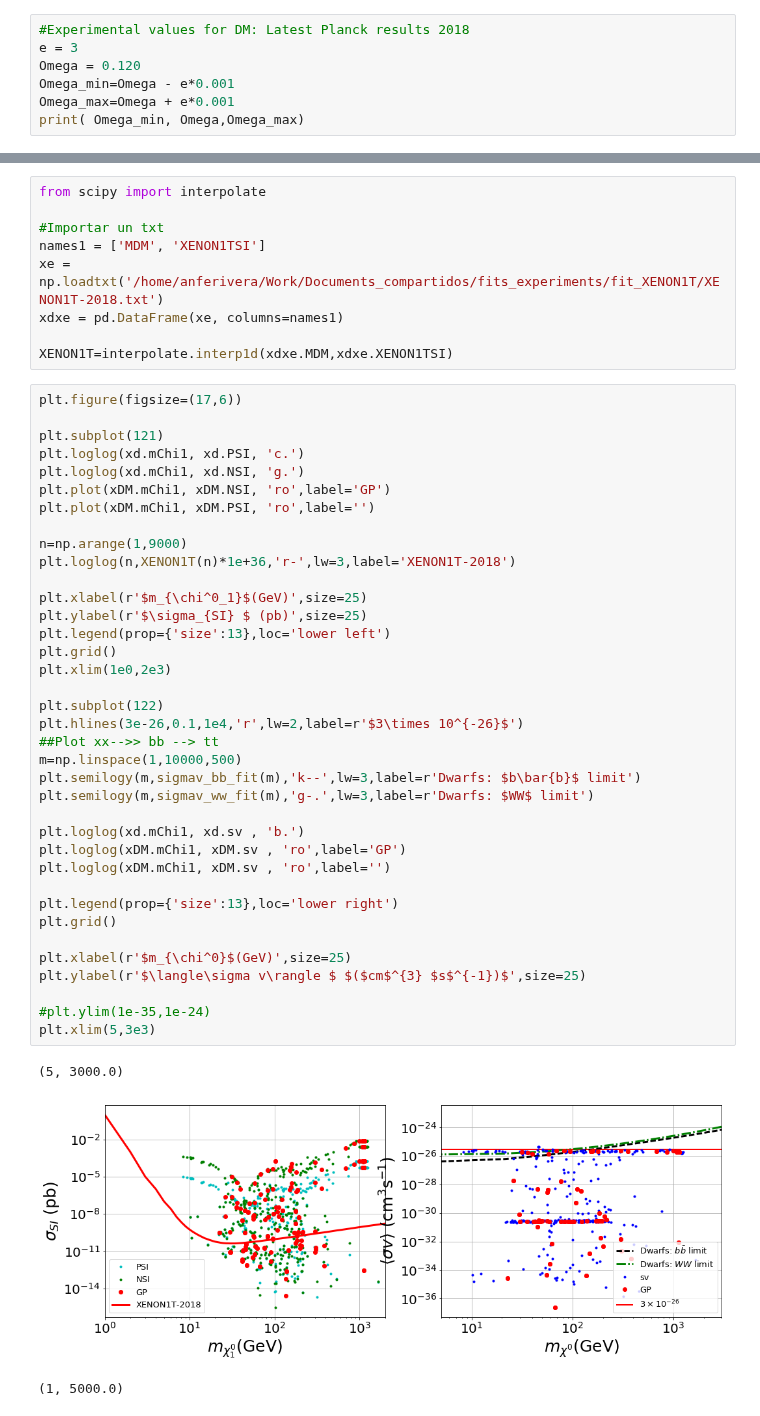
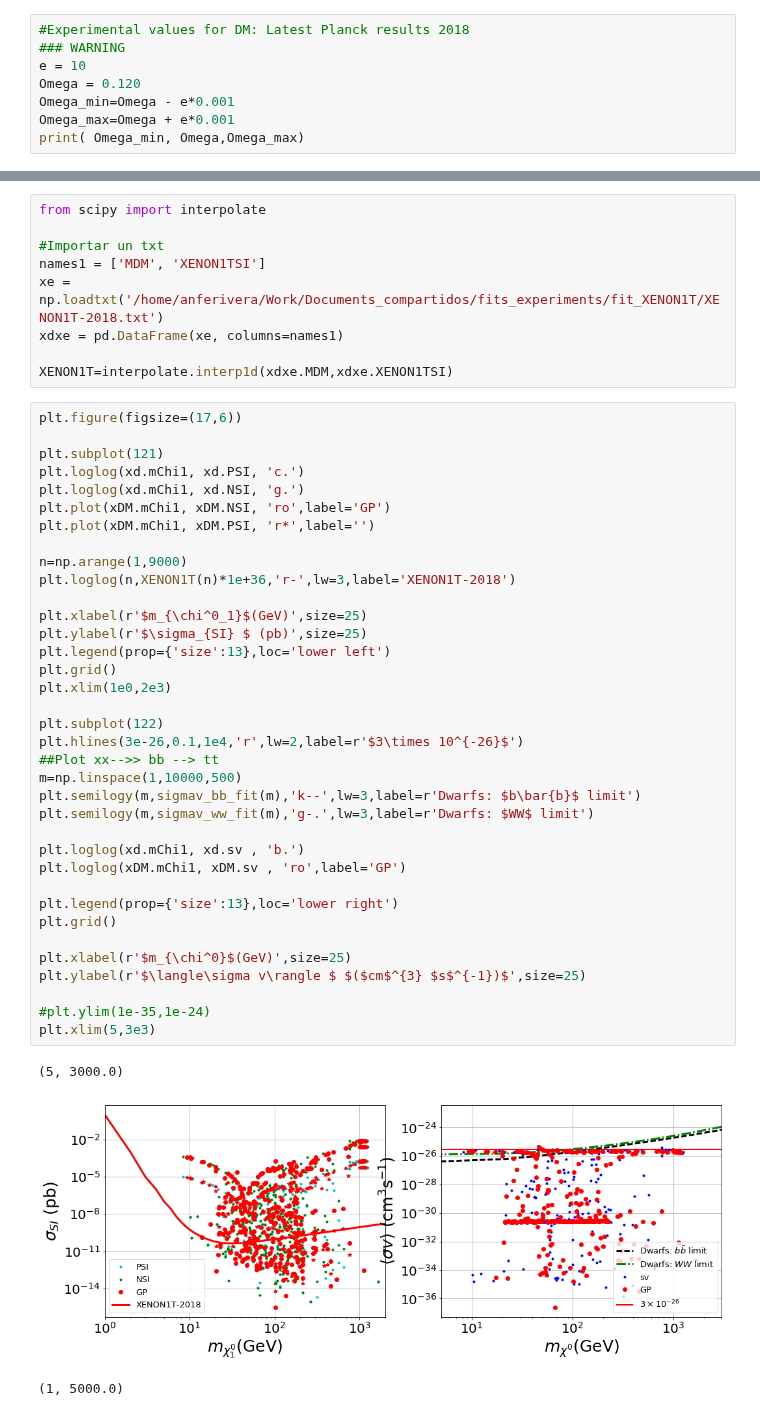
Before and after one commit to anferivera/SDdiracDM, a Jupyter notebook: run-model-general-scan.ipynb, the cells around one changed output, grey strips where cells are left out. Drawn from its saved outputs; the diff is of its cells as text.

```diff
--- a/run-model-general-scan.ipynb
+++ b/run-model-general-scan.ipynb
@@ -101,7 +101,8 @@ plt.show()
 [figure]
 # %%
 #Experimental values for DM: Latest Planck results 2018
-e = 3
+### WARNING
+e = 10
 Omega = 0.120
 Omega_min=Omega - e*0.001
 Omega_max=Omega + e*0.001
@@ -184,39 +185,38 @@ plt.subplot(121)
 plt.loglog(xd.mChi1, xd.PSI, 'c.')
 plt.loglog(xd.mChi1, xd.NSI, 'g.')
 plt.plot(xDM.mChi1, xDM.NSI, 'ro',label='GP')
-plt.plot(xDM.mChi1, xDM.PSI, 'ro',label='')
+plt.plot(xDM.mChi1, xDM.PSI, 'r*',label='')
 
 n=np.arange(1,9000)
 plt.loglog(n,XENON1T(n)*1e+36,'r-',lw=3,label='XENON1T-2018')
 
 plt.xlabel(r'$m_{\chi^0_1}$(GeV)',size=25)
 plt.ylabel(r'$\sigma_{SI} $ (pb)',size=25)
 plt.legend(prop={'size':13},loc='lower left')
 plt.grid()
 plt.xlim(1e0,2e3)
 
 plt.subplot(122)
 plt.hlines(3e-26,0.1,1e4,'r',lw=2,label=r'$3\times 10^{-26}$')
 ##Plot xx-->> bb --> tt
 m=np.linspace(1,10000,500)
 plt.semilogy(m,sigmav_bb_fit(m),'k--',lw=3,label=r'Dwarfs: $b\bar{b}$ limit')
 plt.semilogy(m,sigmav_ww_fit(m),'g-.',lw=3,label=r'Dwarfs: $WW$ limit')
 
 plt.loglog(xd.mChi1, xd.sv , 'b.')
 plt.loglog(xDM.mChi1, xDM.sv , 'ro',label='GP')
-plt.loglog(xDM.mChi1, xDM.sv , 'ro',label='')
 
 plt.legend(prop={'size':13},loc='lower right')
 plt.grid()
 
 plt.xlabel(r'$m_{\chi^0}$(GeV)',size=25)
 plt.ylabel(r'$\langle\sigma v\rangle $ $($cm$^{3} $s$^{-1})$',size=25)
 
 #plt.ylim(1e-35,1e-24)
 plt.xlim(5,3e3)
 # %% [output]
 (5, 3000.0)
-[figure, old version]
+[figure, new version]
 # %%
 # %% [output]
 (1, 5000.0)
```
Also changed, not shown: parts of 22 cells of this notebook, 2 other files.
